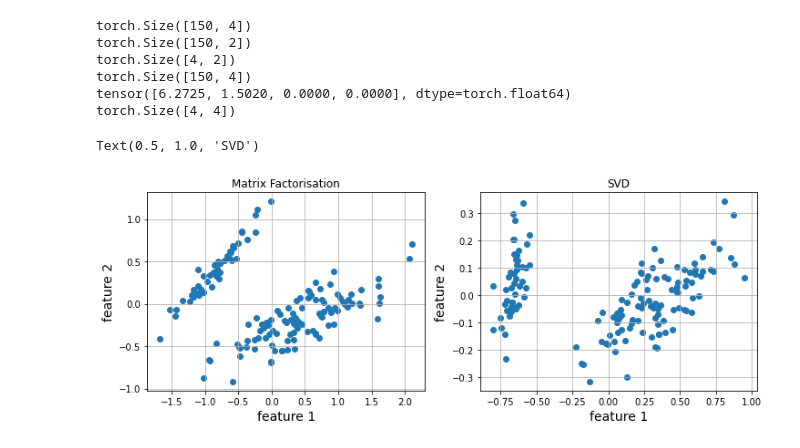
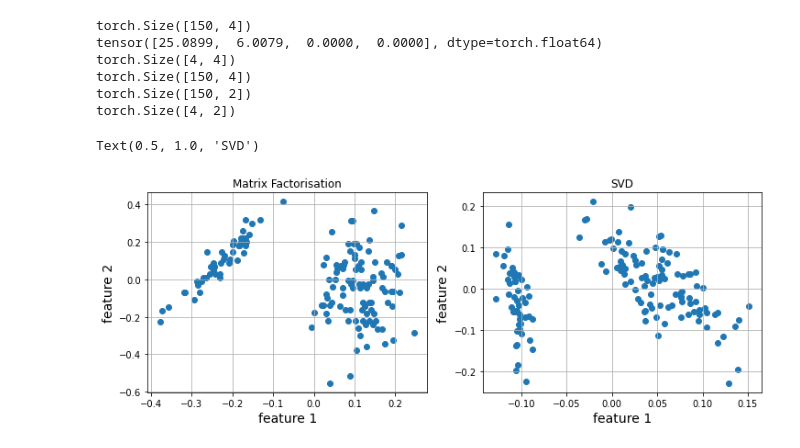
Before and after one commit to WHU-Peter/COMP6248-Deep-Learning, a Jupyter notebook: DL_Lab2.ipynb, the cells around one changed output. Cells and saved outputs as stored; diff of their text form; code cells hidden in the pictures.

```diff
--- a/DL_Lab2.ipynb
+++ b/DL_Lab2.ipynb
@@ -148,45 +88,40 @@ tensor(15.2288, dtype=torch.float64)
 # %%
-# MD
-# print(torch.mm(torch.mm(U3, torch.diag(S3)), V3.t()))
-# print(U2@V2.t())
-print(data.shape)
+import math
+# SVD
 print(U2.shape)
+print(S2)
 print(V2.shape)
-MD_axe_1 = A[:,0].detach().numpy()
-MD_axe_2 = A[:,1].detach().numpy()
-# projection_MD_axe_1 = (data @ MD_axe_1).data.detach().numpy()
-# projection_MD_axe_2 = (data @ MD_axe_2).data.detach().numpy()
-
-print(U3.shape)
-print(S3)
-print(V3.shape)
-S3[1] = -S3[1]
-projection_PCA = U3 @ torch.diag(S3)
+projection_PCA = U2
 PCA_axe_1 = projection_PCA[:,0].detach().numpy()
 PCA_axe_2 = projection_PCA[:,1].detach().numpy()
 
+# Matrix Factorisation
+print(data.shape)
+print(U.shape)
+print(V.shape)
+MF_axe_1 = U[:,0].detach().numpy()
+MF_axe_2 = U[:,1].detach().numpy()
 
-MD_projection = U2.data.detach().numpy()
 fig, ax = plt.subplots(nrows=1, ncols=2, figsize=(12,4))
-ax[0].scatter(MD_axe_1, MD_axe_2)
+ax[0].scatter(MF_axe_1, MF_axe_2)
 ax[0].grid(True)
 ax[0].set_xlabel("feature 1", fontsize=14)
 ax[0].set_ylabel("feature 2", fontsize=14)
 ax[0].set_title("Matrix Factorisation",fontsize=12)
 ax[1].scatter(PCA_axe_1, PCA_axe_2)
 ax[1].grid(True)
 ax[1].set_xlabel("feature 1", fontsize=14)
 ax[1].set_ylabel("feature 2", fontsize=14)
 ax[1].set_title("SVD",fontsize=12)
 # %% [output]
+torch.Size([150, 4])
+tensor([25.0899,  6.0079,  0.0000,  0.0000], dtype=torch.float64)
+torch.Size([4, 4])
 torch.Size([150, 4])
 torch.Size([150, 2])
 torch.Size([4, 2])
-torch.Size([150, 4])
-tensor([6.2725, 1.5020, 0.0000, 0.0000], dtype=torch.float64)
-torch.Size([4, 4])
 Text(0.5, 1.0, 'SVD')
-[figure, old version]
+[figure, new version]
 # %%
 import pandas as pd
 import torch.nn.functional as F
```
Also changed, not shown: parts of 3 cells of this notebook.
